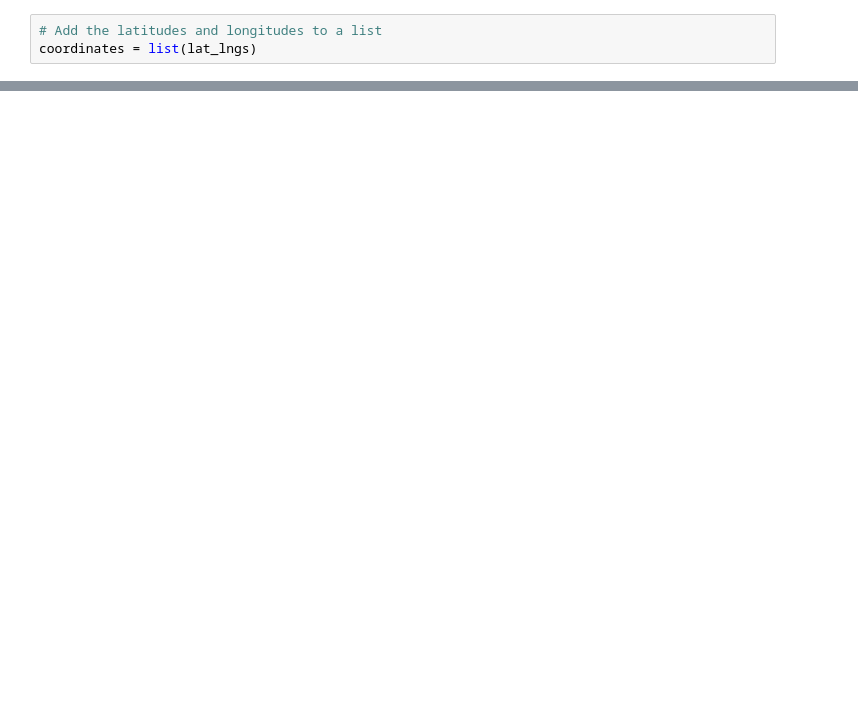
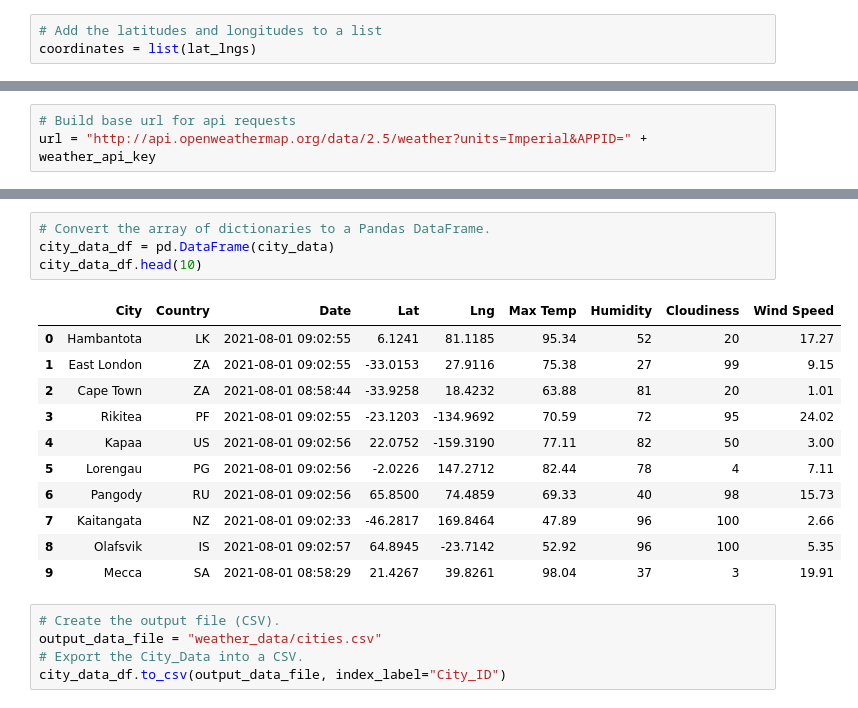
Before and after one commit to deklund76/World_Weather_Analysis, a Jupyter notebook: WeatherPy.ipynb, the cells around one changed output, grey strips where cells are left out. Saved outputs shown, nothing was run; the diff lists cells and outputs as text; blank space fills up the shorter version.

Commit message:
Generated cities and got weather data for said cities

```diff
--- a/WeatherPy.ipynb
+++ b/WeatherPy.ipynb
@@ -30,0 +33,3 @@ len(cities)
+# %%
+# Build base url for api requests
+url = "http://api.openweathermap.org/data/2.5/weather?units=Imperial&APPID=" + weather_api_key
@@ -30,0 +115,21 @@ len(cities)
+# %%
+# Convert the array of dictionaries to a Pandas DataFrame.
+city_data_df = pd.DataFrame(city_data)
+city_data_df.head(10)
+# %% [output]
+|  | City | Country | Date | Lat | Lng | Max Temp | Humidity | Cloudiness | Wind Speed |
+| 0 | Hambantota | LK | 2021-08-01 09:02:55 | 6.1241 | 81.1185 | 95.34 | 52 | 20 | 17.27 |
+| 1 | East London | ZA | 2021-08-01 09:02:55 | -33.0153 | 27.9116 | 75.38 | 27 | 99 | 9.15 |
+| 2 | Cape Town | ZA | 2021-08-01 08:58:44 | -33.9258 | 18.4232 | 63.88 | 81 | 20 | 1.01 |
+| 3 | Rikitea | PF | 2021-08-01 09:02:55 | -23.1203 | -134.9692 | 70.59 | 72 | 95 | 24.02 |
+| 4 | Kapaa | US | 2021-08-01 09:02:56 | 22.0752 | -159.3190 | 77.11 | 82 | 50 | 3.00 |
+| 5 | Lorengau | PG | 2021-08-01 09:02:56 | -2.0226 | 147.2712 | 82.44 | 78 | 4 | 7.11 |
+| 6 | Pangody | RU | 2021-08-01 09:02:56 | 65.8500 | 74.4859 | 69.33 | 40 | 98 | 15.73 |
+| 7 | Kaitangata | NZ | 2021-08-01 09:02:33 | -46.2817 | 169.8464 | 47.89 | 96 | 100 | 2.66 |
+| 8 | Olafsvik | IS | 2021-08-01 09:02:57 | 64.8945 | -23.7142 | 52.92 | 96 | 100 | 5.35 |
+| 9 | Mecca | SA | 2021-08-01 08:58:29 | 21.4267 | 39.8261 | 98.04 | 37 | 3 | 19.91 |
+# %%
+# Create the output file (CSV).
+output_data_file = "weather_data/cities.csv"
+# Export the City_Data into a CSV.
+city_data_df.to_csv(output_data_file, index_label="City_ID")
```
Also changed, not shown: parts of 4 cells of this notebook, 2 other files.
